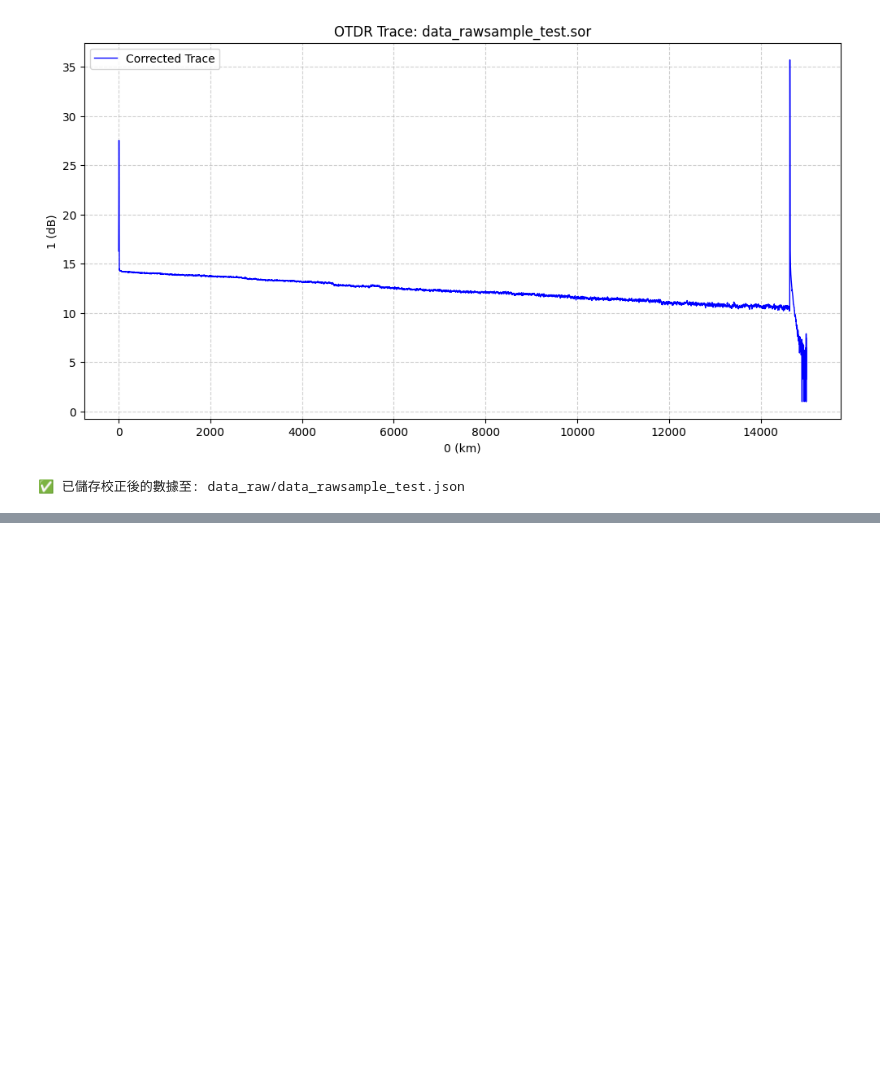
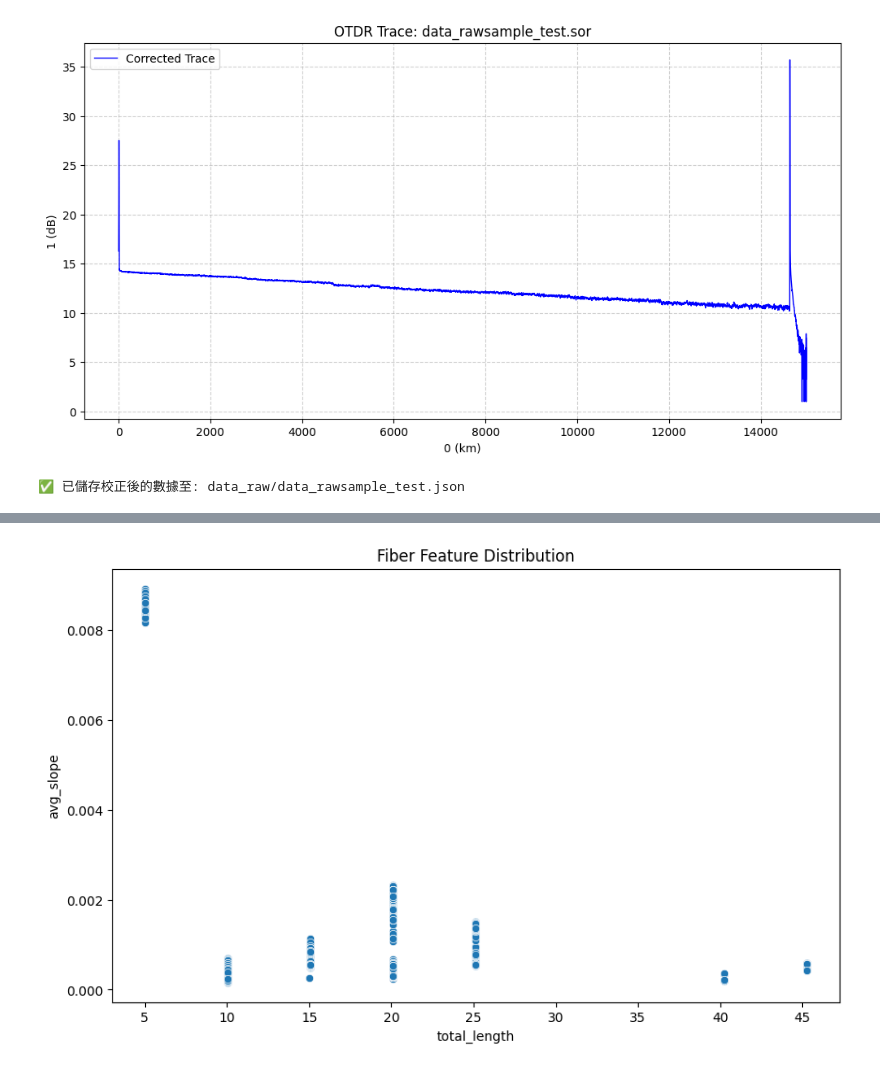
Before and after one commit to daxin0709/daxinaray_git, a Jupyter notebook: Untitled1.ipynb, the cells around one changed output, grey strips where cells are left out. Cells and saved outputs as stored; diff of their text form; code cells hidden in the pictures; blank space fills up the shorter version.

```diff
--- a/Untitled1.ipynb
+++ b/Untitled1.ipynb
@@ -508,0 +692,14 @@ process_otdr()
+# %%
+import seaborn as sns
+import matplotlib.pyplot as plt
+
+# 讀取剛產出的 CSV
+df_all = pd.read_csv('fiber_dataset.csv')
+
+# 畫出「長度」與「斜率」的分佈圖
+plt.figure(figsize=(10, 6))
+sns.scatterplot(data=df_all, x='total_length', y='avg_slope')
+plt.title("Fiber Feature Distribution")
+plt.show()
+# %% [output]
+[figure, added]
```
Also changed, not shown: parts of 10 cells of this notebook, 8 other files.
